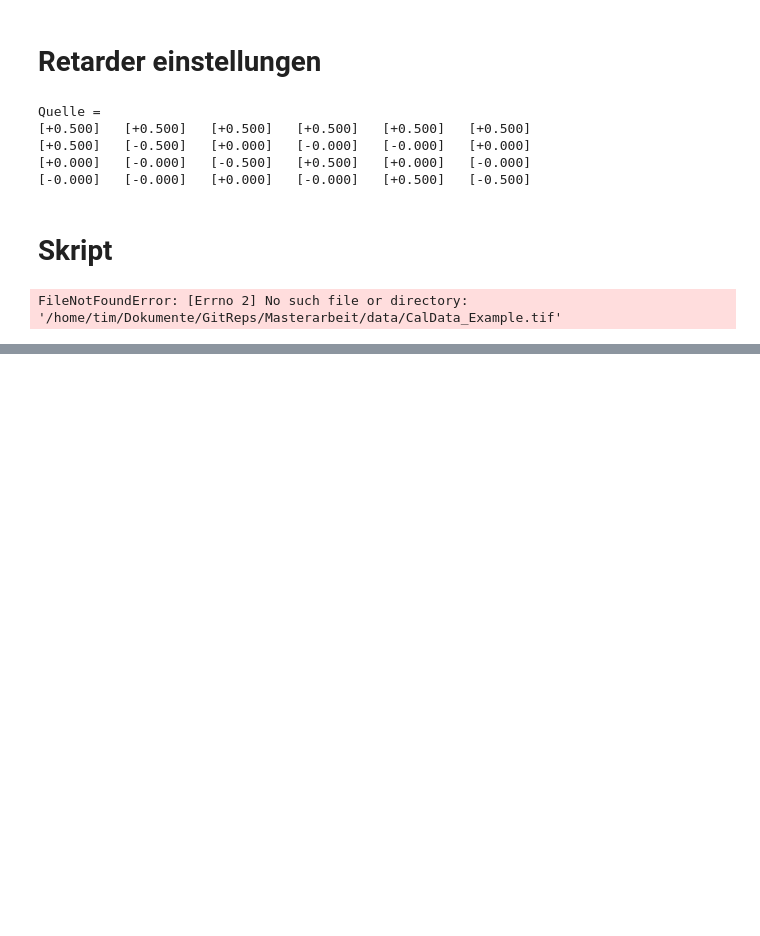
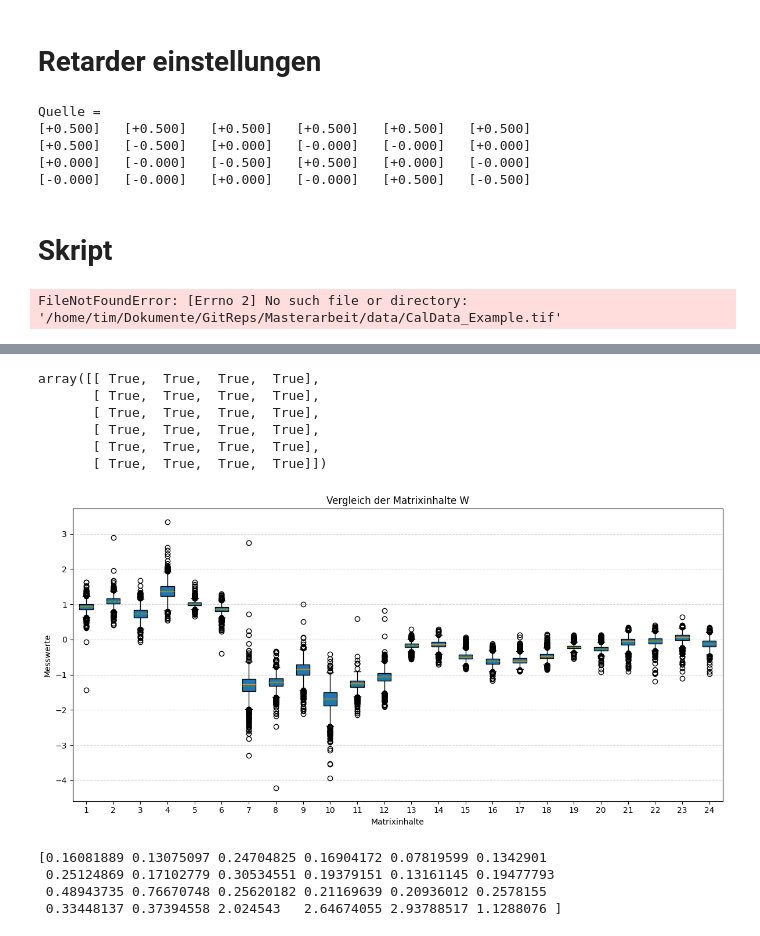
Before and after one commit to TimLockstedt/Masterarbeit, a Jupyter notebook: MuellerSkript.ipynb, the cells around one changed output, grey strips where cells are left out. Cells and saved outputs as stored; diff of their text form; code cells hidden in the pictures; blank space fills up the shorter version.

```diff
--- a/MuellerSkript.ipynb
+++ b/MuellerSkript.ipynb
@@ -1411,0 +1583,67 @@ createArchitecture("Run1")
+# %%
+Proben = np.array([np.eye(4), MuellerLinearPolarizer(0), MuellerLinearPolarizer(45), MuellerRetarder(90,0)])
+A, W, eps, s = ecm_calibrate_N(random_samples[:,:,:,:], Proben)
+A_tst, W_tst, eps_tst, s_tst = ecm_calibrate(random_samples[:,0,:,:], Proben)
+# %%
+np.isclose(A[0,:,:], A_tst)
+# %% [output]
+array([[ True,  True,  True,  True],
+       [ True,  True,  True,  True],
+       [ True,  True,  True,  True],
+       [ True,  True,  True,  True],
+       [ True,  True,  True,  True],
+       [ True,  True,  True,  True]])
+# %%
+import numpy as np
+import matplotlib.pyplot as plt
+
+# Beispiel: N Datensätze mit jeweils 20 Messwerten
+data = W.reshape(numberOfSamples,-1)
+
+# Statistische Kennwerte entlang der Zeilen berechnen
+mean = np.mean(data, axis=0)
+std = np.std(data, axis=0, ddof=1)
+median = np.median(data, axis=0)
+q1 = np.percentile(data, 25, axis=0)
+q3 = np.percentile(data, 75, axis=0)
+minimum = np.min(data, axis=0)
+maximum = np.max(data, axis=0)
+iqr = q3 - q1
+
+# Ergebnisse ausgeben
+# for i in range(data.shape[1]):
+# 	print(f"\nDatensatz {i+1}:")
+# 	print(f"Mean:   {mean[i]:.3}")
+# 	print(f"Std:    {std[i]:.3}")
+# 	print(f"Median: {median[i]:.3}")
+# 	print(f"Q1:     {q1[i]:.3}")
+# 	print(f"Q3:     {q3[i]:.3}")
+# 	print(f"IQR:    {iqr[i]:.3}")
+# 	print(f"Min:    {minimum[i]:.3}")
+# 	print(f"Max:    {maximum[i]:.3}")
+
+plt.figure(figsize=(12, 6))
+
+plt.boxplot(
+    data,
+    showmeans=True,
+    meanline=True,
+    patch_artist=True,
+    tick_labels=[f"{i+1}" for i in range(data.shape[1])]
+)
+
+plt.xlabel("Matrixinhalte")
+plt.ylabel("Messwerte")
+plt.title("Vergleich der Matrixinhalte W")
+plt.grid(axis="y", linestyle="--", alpha=0.5)
+
+plt.tight_layout()
+plt.show()
+
+print(std/np.abs(mean))
+# %% [output]
+[figure, added]
+[0.16081889 0.13075097 0.24704825 0.16904172 0.07819599 0.1342901
+ 0.25124869 0.17102779 0.30534551 0.19379151 0.13161145 0.19477793
+ 0.48943735 0.76670748 0.25620182 0.21169639 0.20936012 0.2578155
+ 0.33448137 0.37394558 2.024543   2.64674055 2.93788517 1.1288076 ]
```
Also changed, not shown: parts of 21 cells of this notebook, 9 other files.
